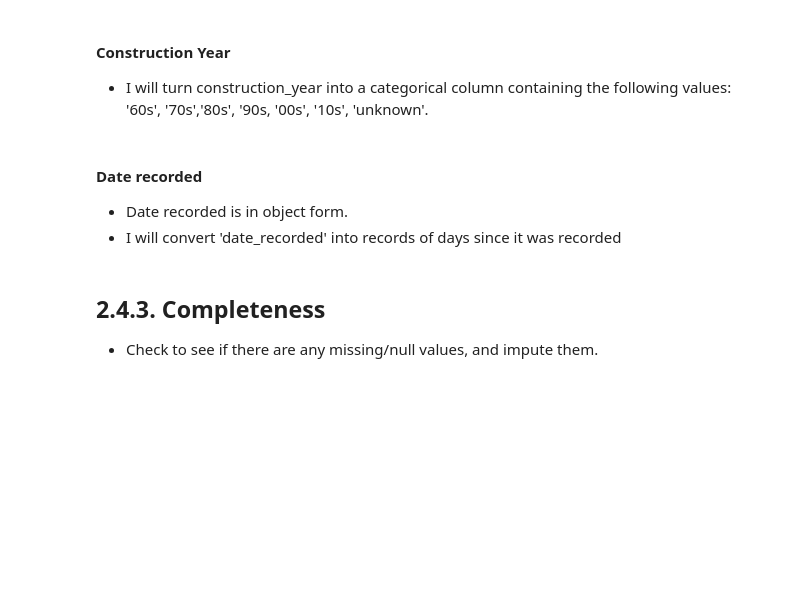
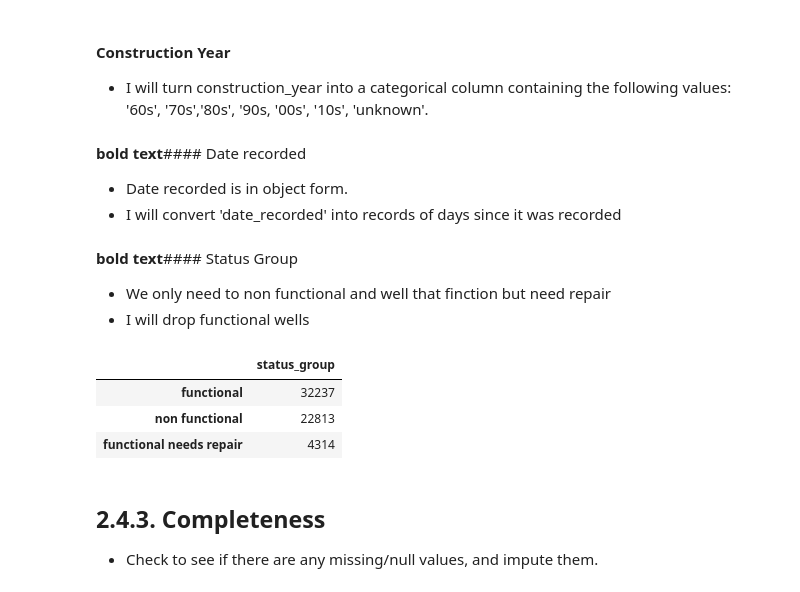
Before and after one commit to MercyNgila/Tanzanian-Water-Pump-Status, a Jupyter notebook: Pump It Up Notebook.ipynb, the cells around one changed output. Drawn from its saved outputs; the diff is of its cells as text; code cells hidden in the pictures; blank space fills up the shorter version.

```diff
--- a/Pump It Up Notebook.ipynb
+++ b/Pump It Up Notebook.ipynb
@@ -535,7 +577,7 @@ def construction_grouping(row):
 
 train['construction_year'] = train.apply(lambda row: construction_grouping(row), axis=1)
 # %% [markdown]
-#### Date recorded
+**bold text**#### Date recorded
 - Date recorded is in object form.
 - I will convert 'date_recorded' into records of days since it was recorded
 # %%
@@ -543,3 +585,15 @@ train['construction_year'] = train.apply(lambda row: construction_grouping(row),
 train.date_recorded = pd.datetime(2013, 12, 3) - pd.to_datetime(train.date_recorded)
 train.columns = ['days_since_recorded' if x=='date_recorded' else x for x in train.columns]
 train.days_since_recorded = train.days_since_recorded.astype('timedelta64[D]').astype(int)
+# %% [markdown]
+**bold text**#### Status Group
+- We only need to non functional and well that finction but need repair
+- I will drop functional wells
+# %%
+# Check unique values in status group
+train['status_group'].value_counts().to_frame()
+# %% [output]
+|  | status_group |
+| functional | 32237 |
+| non functional | 22813 |
+| functional needs repair | 4314 |
```
Also changed, not shown: parts of 49 cells of this notebook.
